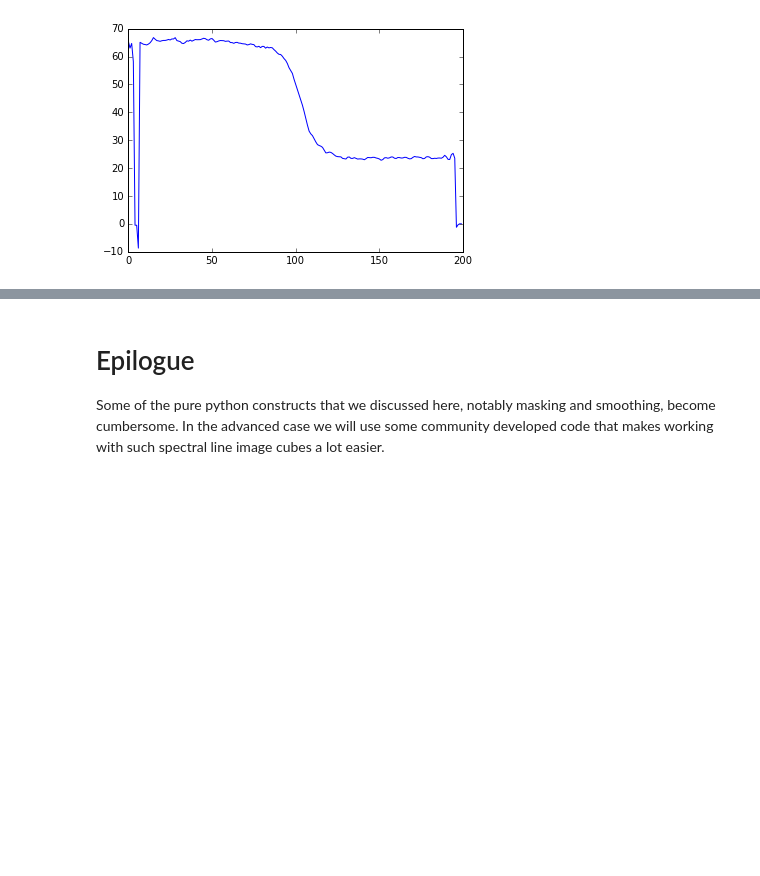
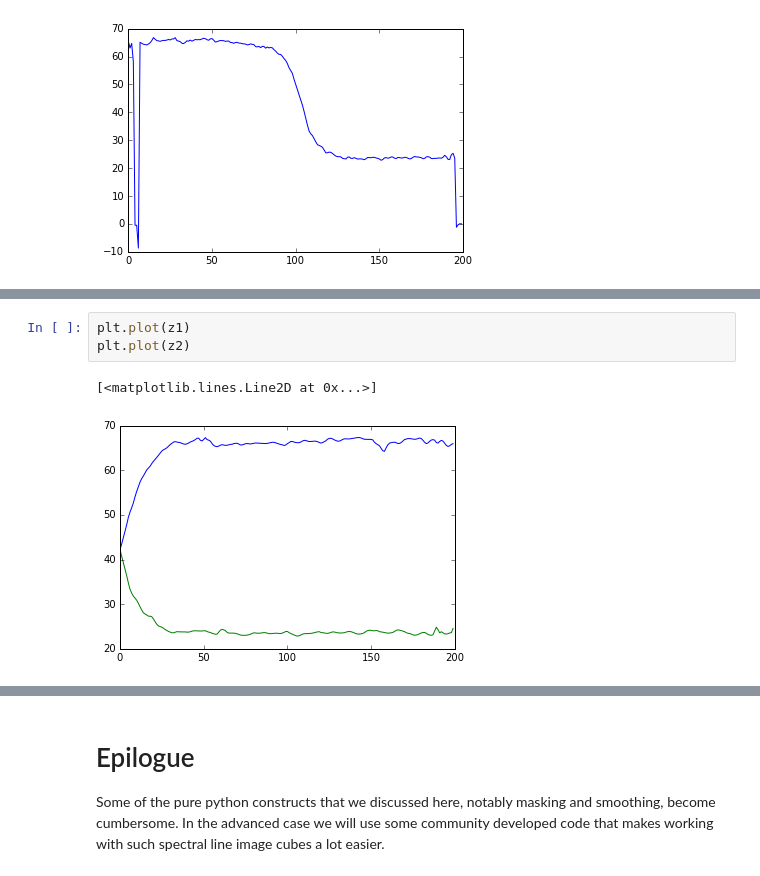
Before and after one commit to teuben/SLICA, a Jupyter notebook: notebooks/n6503-case1.ipynb, the cells around one changed output, grey strips where cells are left out. Saved outputs shown, nothing was run; the diff lists cells and outputs as text; blank space fills up the shorter version.

```diff
--- a/notebooks/n6503-case1.ipynb
+++ b/notebooks/n6503-case1.ipynb
@@ -282,0 +311,6 @@ plt.plot(zi)
+# %%
+plt.plot(z1)
+plt.plot(z2)
+# %% [output]
+[<matplotlib.lines.Line2D at 0x...>]
+[figure, added]
```
Also changed, not shown: parts of 5 cells of this notebook.
